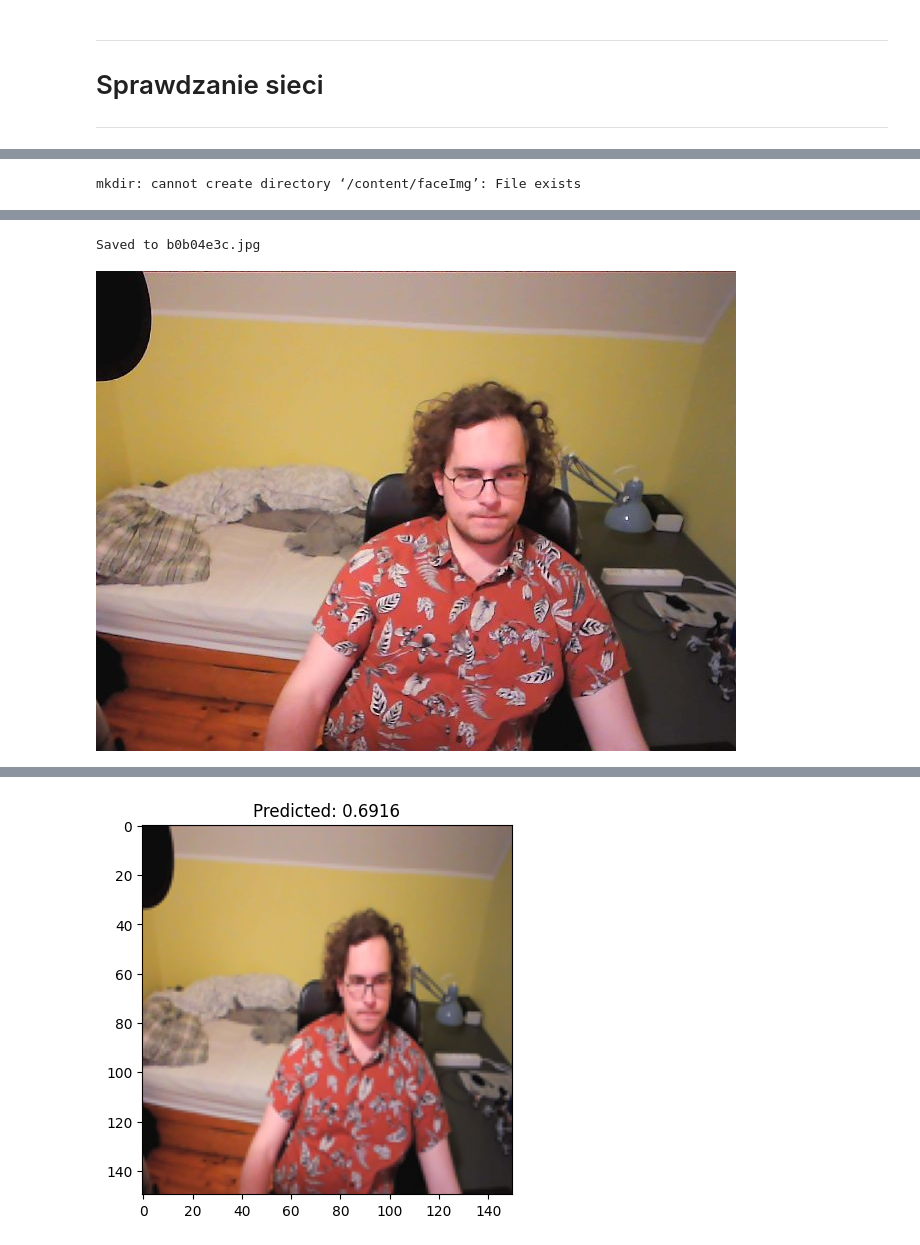
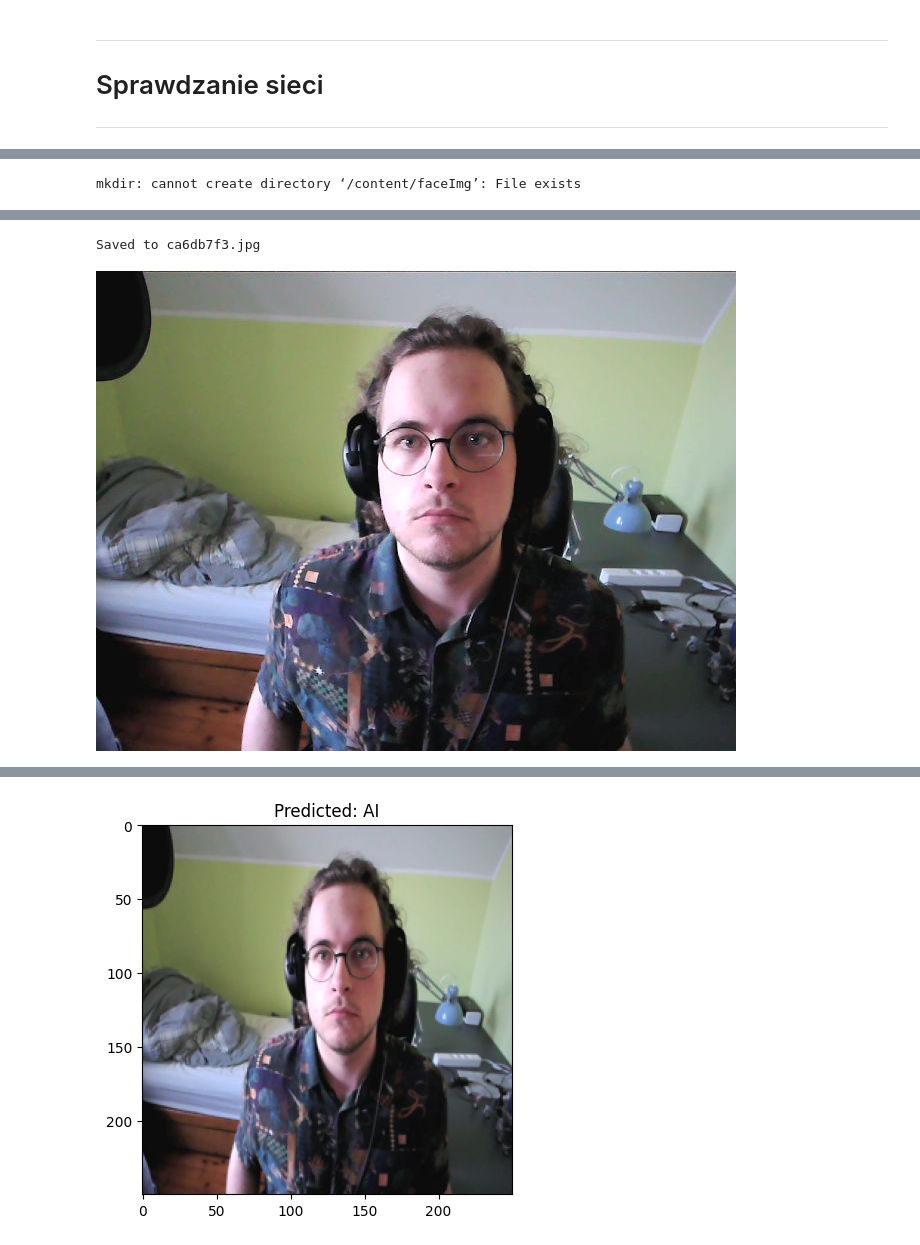
Before and after one commit to Morfinic/PWR_1_st.2_UM, a Jupyter notebook: P2_Face_Detect.ipynb, the cells around one changed output, grey strips where cells are left out. Drawn from its saved outputs; the diff is of its cells as text; code cells hidden in the pictures.

```diff
--- a/P2_Face_Detect.ipynb
+++ b/P2_Face_Detect.ipynb
@@ -109,25 +96,37 @@ Devices:  [PhysicalDevice(name='/physical_device:CPU:0', device_type='CPU'), Phy
 # %%
 datasetPath = "/content/AI-face-detection-Dataset"
 
-imgDim = (150, 150)
+imgDim = (250, 250)
 batchSize = 32
 
-(trainingSet, validationSet) = tf.keras.utils.image_dataset_from_directory(
+dataset = tf.keras.utils.image_dataset_from_directory(
     datasetPath,
-    validation_split=0.2,
-    subset="both",
+    label_mode='categorical',
     seed=500,
     image_size=imgDim,
-    batch_size=batchSize
+    batch_size=batchSize,
+    shuffle=True
 )
 
-valSetSize = len(validationSet)
+trainingSetSize = 0.7
+validationgSetSize = 0.15
 
-validationSet = validationSet.take(max(valSetSize//2, 1))
-testingSet = validationSet.take(valSetSize//2)
+datasetSize = len(dataset)
+trainBatches = int(datasetSize * trainingSetSize)
+validationBatches = int(datasetSize * validationgSetSize)
+testingBatches = datasetSize - trainBatches - validationBatches
 
-print("Testing set lenght:", len(trainingSet))
+trainingSet = dataset.take(trainBatches)
+validationSet = dataset.skip(trainBatches).take(validationBatches)
+testingSet = dataset.skip(trainBatches + validationBatches)
+
+trainingSet = trainingSet.cache().prefetch(buffer_size=tf.data.AUTOTUNE)
+validationSet = validationSet.cache().prefetch(buffer_size=tf.data.AUTOTUNE)
+testingSet = testingSet.cache().prefetch(buffer_size=tf.data.AUTOTUNE)
+
+print("Training set lenght:", len(trainingSet))
+print("Testing set lenght:", len(testingSet))
 print("Validation set lenght:", len(validationSet))
-print("Training classes: ", trainingSet.class_names)
+print("Training classes: ", dataset.class_names)
 # %% [output]
 Found 3203 files belonging to 2 classes.
@@ -292,27 +312,29 @@ for images, labels in trainingSet.take(1):
 # %%
 from IPython.display import Image
 
 !mkdir /content/faceImg
+
+filename = None
 
 try:
   filename = take_photo(filename=str(uuid.uuid4())[:8]+".jpg")
   print('Saved to {}'.format(filename))
 
   # Show the image which was just taken.
-  display(Image(filename))
+  display(Image("/content/faceImg/" + filename))
 except Exception as err:
   # Errors will be thrown if the user does not have a webcam or if they do not
   # grant the page permission to access it.
   print(str(err))
 
-with pimg.open(filename) as img:
+with pimg.open("/content/faceImg/" + filename) as img:
   res = img.resize(imgDim)
   result = loadedModel.predict(np.expand_dims(np.array(res), axis = 0))
-  plt.title(f"Predicted: {result[0 ,0]:.4f}")
+  plt.title(f"Predicted: {dataset.class_names[np.argmax(result)]}")
   imgplot = plt.imshow(res)
   plt.show()
 # %% [output]
 mkdir: cannot create directory ‘/content/faceImg’: File exists
 [interactive output not drawn]
-Saved to b0b04e3c.jpg
+Saved to ca6db7f3.jpg
-[figure, old version]
+[figure, new version]
@@ -320,4 +342,4 @@ Saved to b0b04e3c.jpg
-[figure, old version]
+[figure, new version]
 # %%
 uploaded = files.upload()
 uploadedName = list(uploaded.keys())[0]
```
Also changed, not shown: parts of 10 cells of this notebook.
